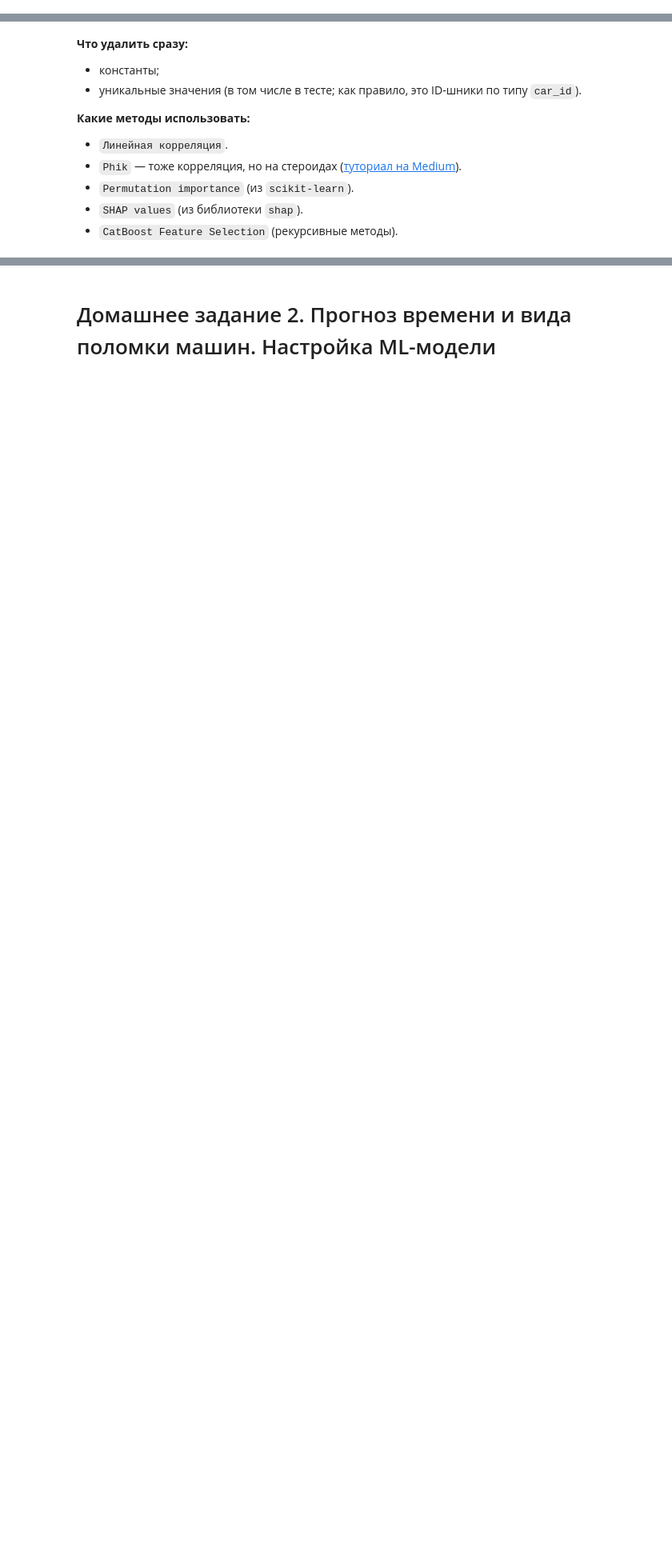
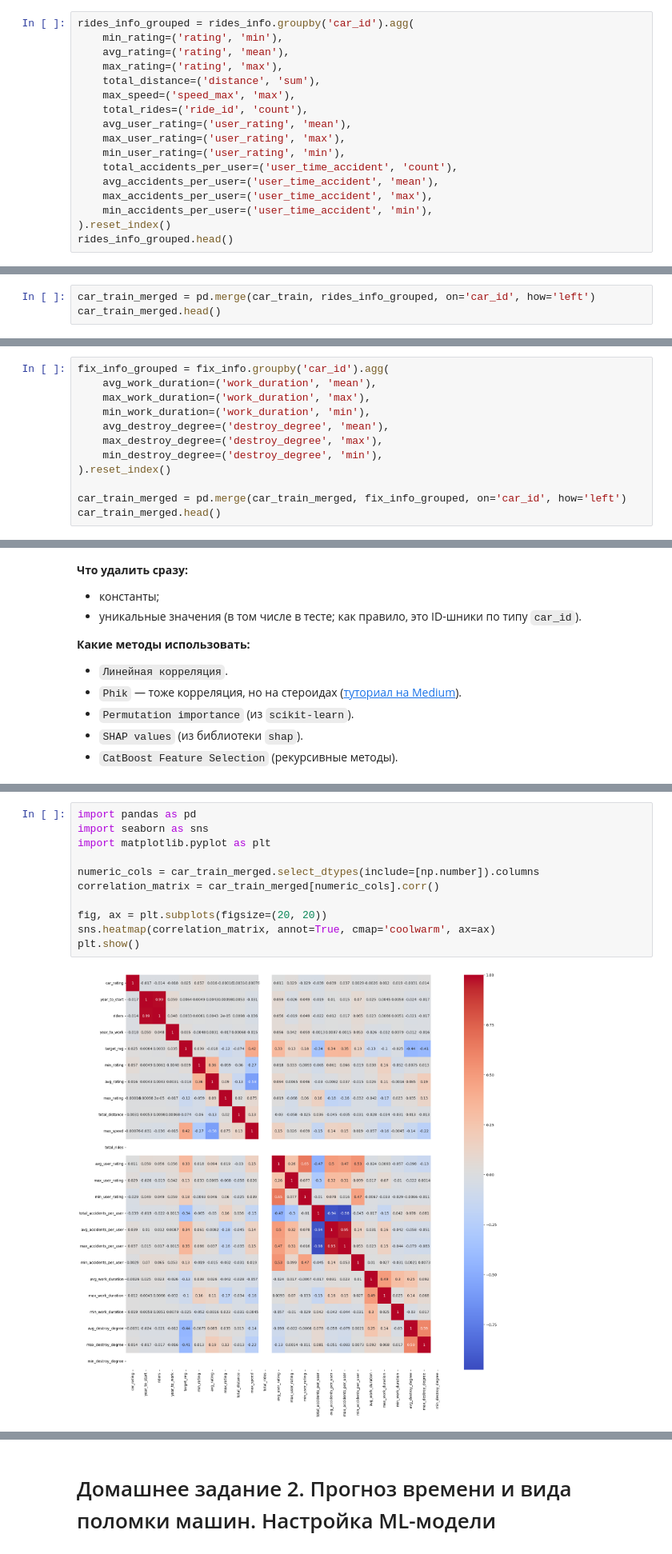
Before and after one commit to rufous86/mipt_semester4, a Jupyter notebook: competitive_ds/hw1-4-Илюхин-А-Н.ipynb, the cells around one changed output, grey strips where cells are left out. Shown at 80% size. Cells and saved outputs as stored; diff of their text form; blank space fills up the shorter version.

```diff
--- a/competitive_ds/hw1-4-Илюхин-А-Н.ipynb
+++ b/competitive_ds/hw1-4-Илюхин-А-Н.ipynb
@@ -176,0 +192,17 @@ TypeError: merge() missing 1 required positional argument: 'right'
+# %%
+rides_info_grouped = rides_info.groupby('car_id').agg(
+    min_rating=('rating', 'min'),
+    avg_rating=('rating', 'mean'),
+    max_rating=('rating', 'max'),
+    total_distance=('distance', 'sum'),
+    max_speed=('speed_max', 'max'),
+    total_rides=('ride_id', 'count'),
+    avg_user_rating=('user_rating', 'mean'),
+    max_user_rating=('user_rating', 'max'),
+    min_user_rating=('user_rating', 'min'),
+    total_accidents_per_user=('user_time_accident', 'count'),
+    avg_accidents_per_user=('user_time_accident', 'mean'),
+    max_accidents_per_user=('user_time_accident', 'max'),
+    min_accidents_per_user=('user_time_accident', 'min'),
+).reset_index()
+rides_info_grouped.head()
@@ -176,0 +216,3 @@ TypeError: merge() missing 1 required positional argument: 'right'
+# %%
+car_train_merged = pd.merge(car_train, rides_info_grouped, on='car_id', how='left')
+car_train_merged.head()
@@ -176,0 +227,12 @@ TypeError: merge() missing 1 required positional argument: 'right'
+# %%
+fix_info_grouped = fix_info.groupby('car_id').agg(
+    avg_work_duration=('work_duration', 'mean'),
+    max_work_duration=('work_duration', 'max'),
+    min_work_duration=('work_duration', 'min'),
+    avg_destroy_degree=('destroy_degree', 'mean'),
+    max_destroy_degree=('destroy_degree', 'max'),
+    min_destroy_degree=('destroy_degree', 'min'),
+).reset_index()
+
+car_train_merged = pd.merge(car_train_merged, fix_info_grouped, on='car_id', how='left')
+car_train_merged.head()
@@ -236,0 +305,13 @@ TypeError: merge() missing 1 required positional argument: 'right'
+# %%
+import pandas as pd
+import seaborn as sns
+import matplotlib.pyplot as plt
+
+numeric_cols = car_train_merged.select_dtypes(include=[np.number]).columns
+correlation_matrix = car_train_merged[numeric_cols].corr()
+
+fig, ax = plt.subplots(figsize=(20, 20))
+sns.heatmap(correlation_matrix, annot=True, cmap='coolwarm', ax=ax)
+plt.show()
+# %% [output]
+[figure, added]
```
Also changed, not shown: parts of 16 cells of this notebook.
